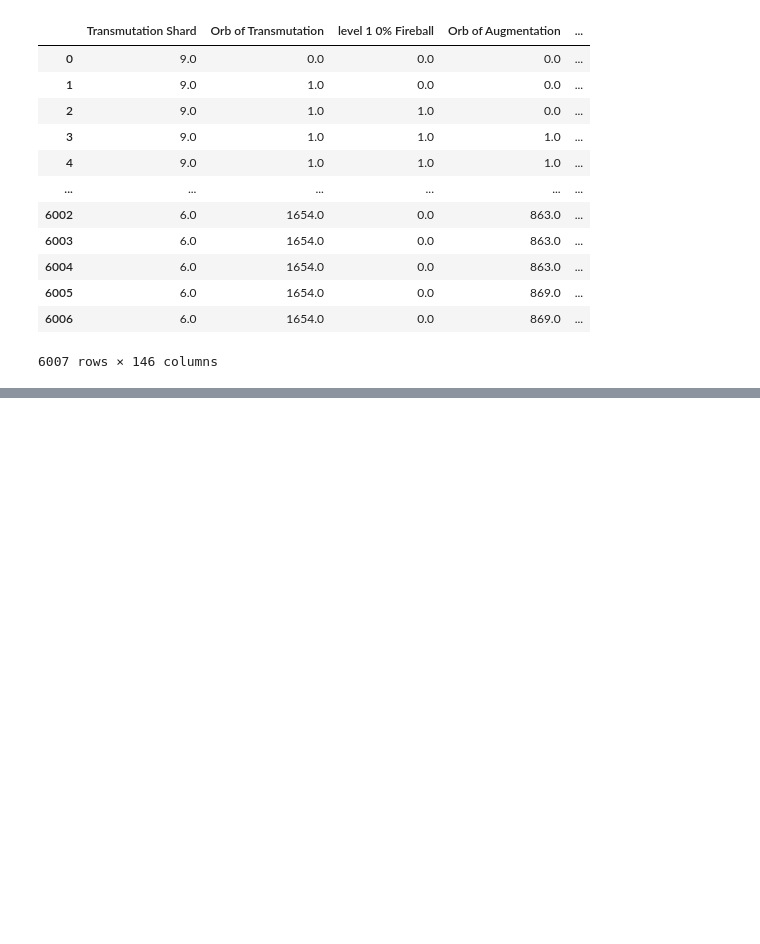
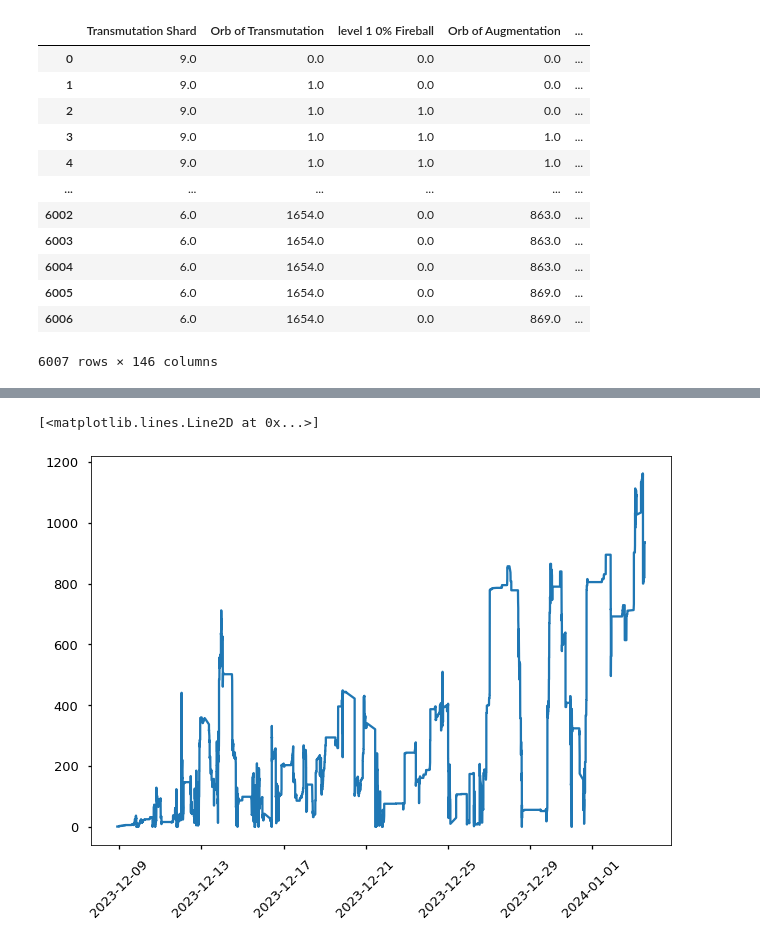
Before and after one commit to LucaTeodorescu/pathofexile-accounting, a Jupyter notebook: exploration.ipynb, the cells around one changed output, grey strips where cells are left out. Cells and saved outputs as stored; diff of their text form; code cells hidden in the pictures; blank space fills up the shorter version.

```diff
--- a/exploration.ipynb
+++ b/exploration.ipynb
@@ -339,0 +399,3 @@ def avg_onperiod(df, tdelta):
+# %%
+dffused = dffused.drop(["League"], axis=1)
+dffused
@@ -339,0 +416,3 @@ def avg_onperiod(df, tdelta):
+# %%
+dffused = dffused[dffused["Stash"] == "$"].drop(["Stash"], axis=1)
+dffused
@@ -339,0 +433,3 @@ def avg_onperiod(df, tdelta):
+# %%
+dffused = dffused.reindex(index=dffused.index[::-1])
+dffused
@@ -339,0 +490,11 @@ def avg_onperiod(df, tdelta):
+# %%
+df_Diff["Date"] = df_Diff["Datetime"]
+df_Stash["Date"] = df_Stash["Datetime"]
+# %%
+dates = mdates.date2num(df_Stash["Datetime"])
+plt.style.use('seaborn-talk')
+plt.xticks(rotation=45)
+plt.plot_date(dates, df_Stash["Chaos Orb"], linestyle='solid', marker='None')
+# %% [output]
+[<matplotlib.lines.Line2D at 0x...>]
+[figure, added]
```
Also changed, not shown: parts of 21 cells of this notebook, 2 other files.
